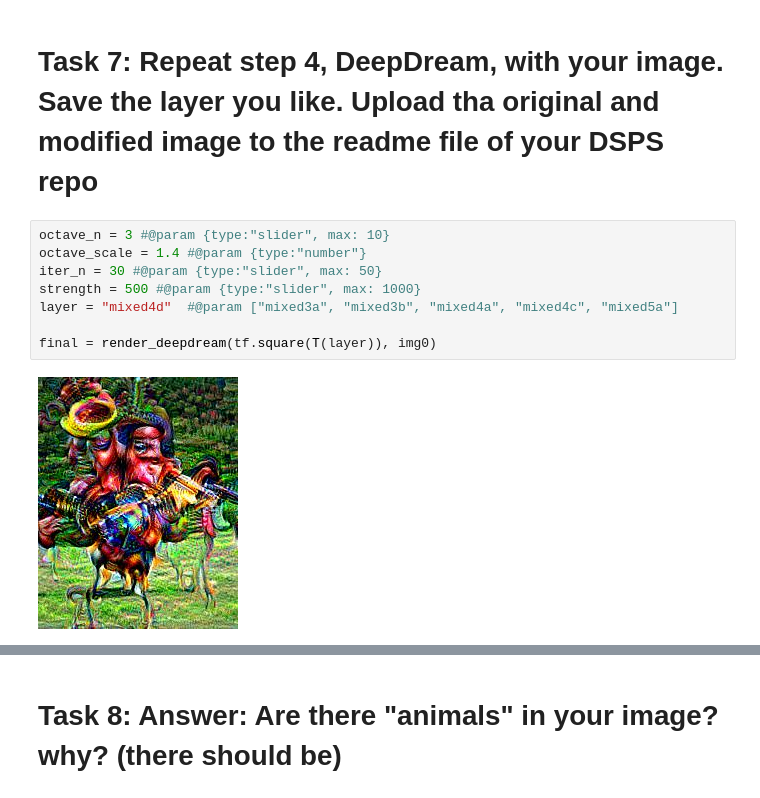
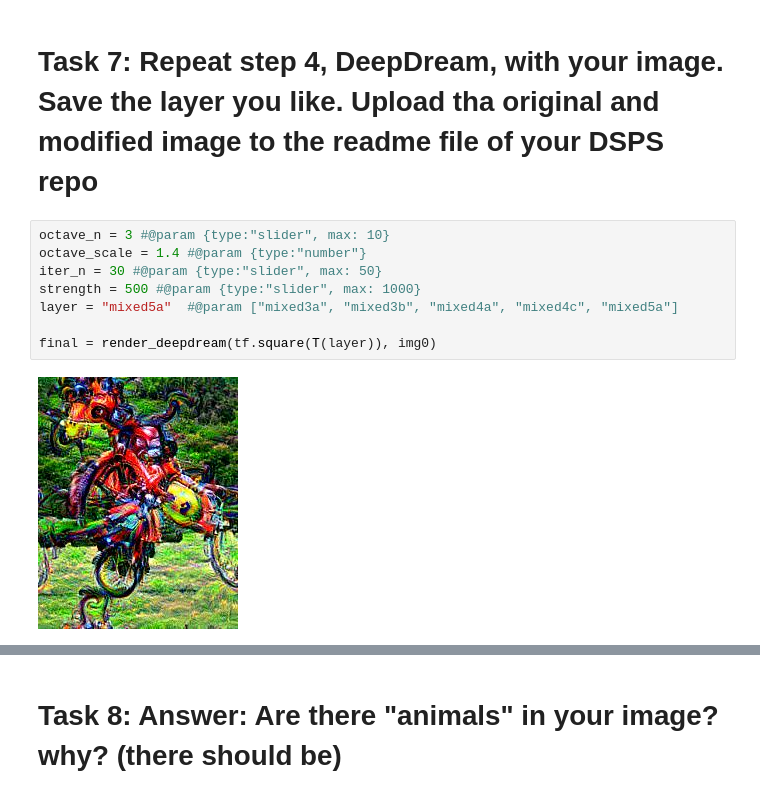
Before and after one commit to narayan-paudel/DSPS_EPAUDEL, a Jupyter notebook: HW12_ePaudel/DSPS2019_deepdream.ipynb, the cells around one changed output, grey strips where cells are left out. Saved outputs shown, nothing was run; the diff lists cells and outputs as text.

```diff
--- a/HW12_ePaudel/DSPS2019_deepdream.ipynb
+++ b/HW12_ePaudel/DSPS2019_deepdream.ipynb
@@ -211,10 +219,10 @@ for i in range(3):
 # %%
 octave_n = 3 #@param {type:"slider", max: 10}
 octave_scale = 1.4 #@param {type:"number"}
 iter_n = 30 #@param {type:"slider", max: 50}
 strength = 500 #@param {type:"slider", max: 1000}
-layer = "mixed4d"  #@param ["mixed3a", "mixed3b", "mixed4a", "mixed4c", "mixed5a"]
+layer = "mixed5a"  #@param ["mixed3a", "mixed3b", "mixed4a", "mixed4c", "mixed5a"]
 
 final = render_deepdream(tf.square(T(layer)), img0)
 # %% [output]
-[figure, old version]
+[figure, new version]
```
Also changed, not shown: parts of 8 cells of this notebook, 1 other file.
